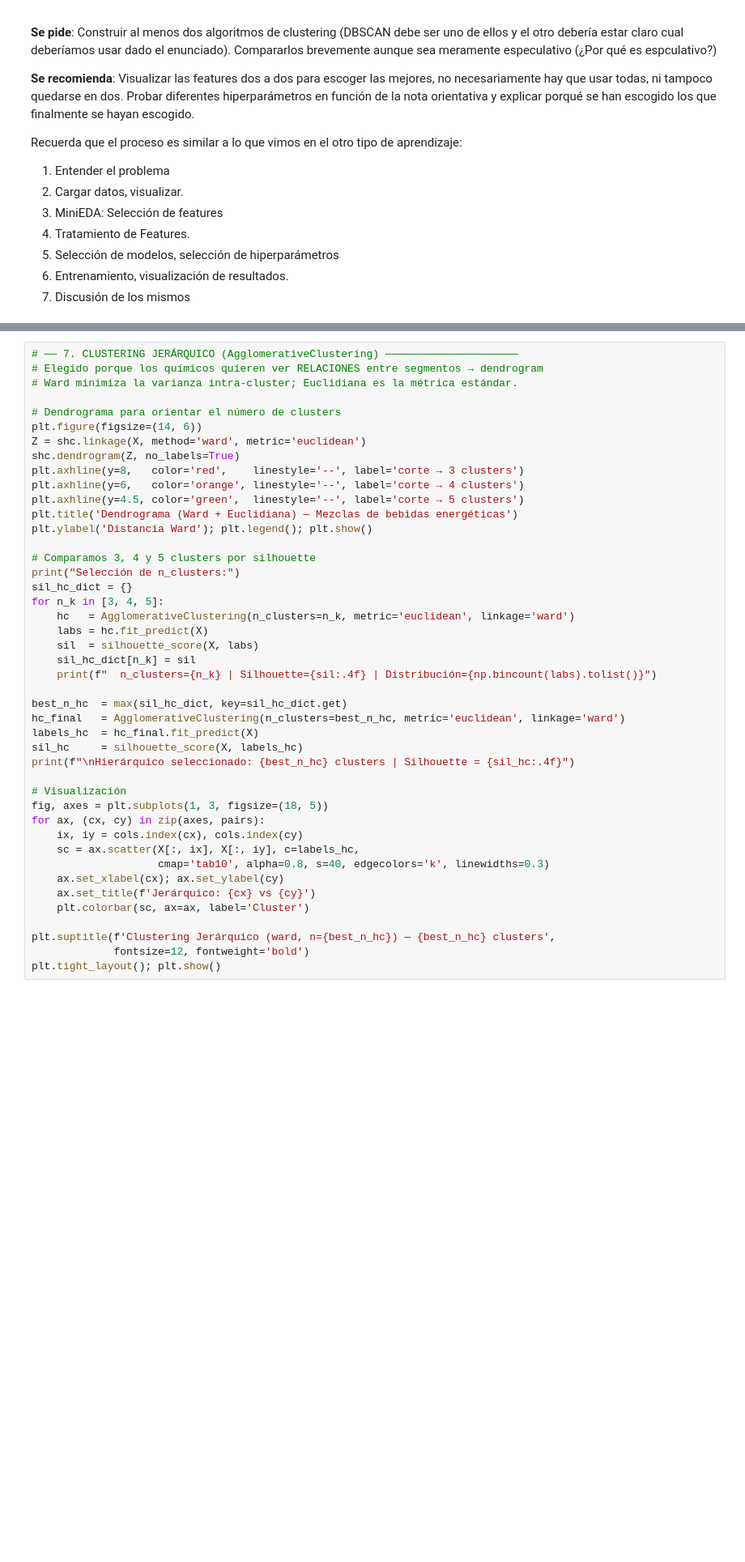
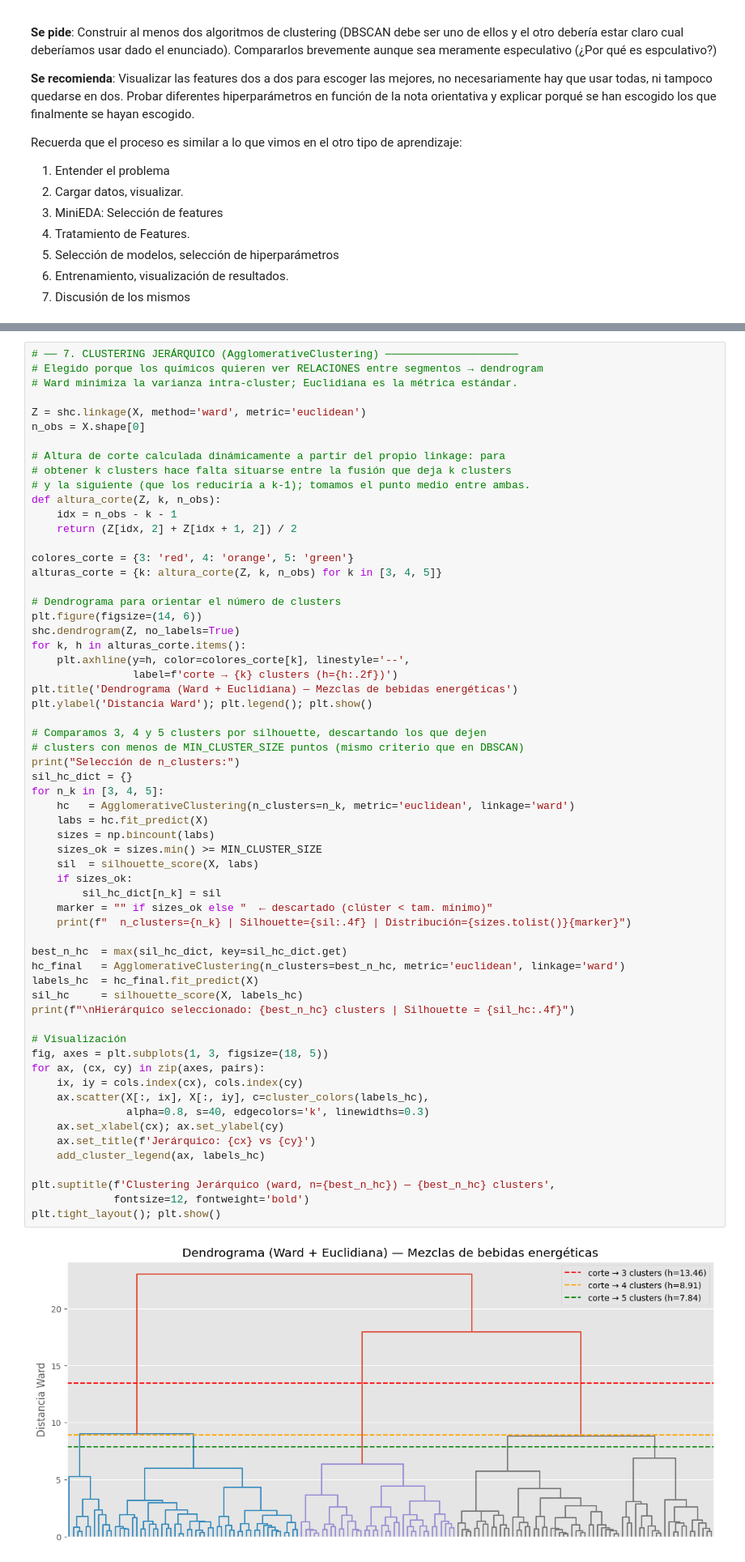
Before and after one commit to Emigarsan/DS-Online-Emilio-Garrote, a Jupyter notebook: Sprints/04_Machine_Learning/Sprint_13/Unidad_02_ML_No_Supervisado_Clustering_DBSCAN/03_Practica_Obligatoria/18_Practica_Obligatoria_Clustering_DBSCAN.ipynb, the cells around one changed output, grey strips where cells are left out. Shown at 81% size. Saved outputs shown, nothing was run; the diff lists cells and outputs as text; blank space fills up the shorter version.

```diff
--- a/Sprints/04_Machine_Learning/Sprint_13/Unidad_02_ML_No_Supervisado_Clustering_DBSCAN/03_Practica_Obligatoria/18_Practica_Obligatoria_Clustering_DBSCAN.ipynb
+++ b/Sprints/04_Machine_Learning/Sprint_13/Unidad_02_ML_No_Supervisado_Clustering_DBSCAN/03_Practica_Obligatoria/18_Practica_Obligatoria_Clustering_DBSCAN.ipynb
@@ -165,42 +246,61 @@ plt.tight_layout(); plt.show()
 # Elegido porque los químicos quieren ver RELACIONES entre segmentos → dendrogram
 # Ward minimiza la varianza intra-cluster; Euclidiana es la métrica estándar.
 
+Z = shc.linkage(X, method='ward', metric='euclidean')
+n_obs = X.shape[0]
+
+# Altura de corte calculada dinámicamente a partir del propio linkage: para
+# obtener k clusters hace falta situarse entre la fusión que deja k clusters
+# y la siguiente (que los reduciría a k-1); tomamos el punto medio entre ambas.
+def altura_corte(Z, k, n_obs):
+    idx = n_obs - k - 1
+    return (Z[idx, 2] + Z[idx + 1, 2]) / 2
+
+colores_corte = {3: 'red', 4: 'orange', 5: 'green'}
+alturas_corte = {k: altura_corte(Z, k, n_obs) for k in [3, 4, 5]}
+
 # Dendrograma para orientar el número de clusters
 plt.figure(figsize=(14, 6))
-Z = shc.linkage(X, method='ward', metric='euclidean')
 shc.dendrogram(Z, no_labels=True)
-plt.axhline(y=8,   color='red',    linestyle='--', label='corte → 3 clusters')
-plt.axhline(y=6,   color='orange', linestyle='--', label='corte → 4 clusters')
-plt.axhline(y=4.5, color='green',  linestyle='--', label='corte → 5 clusters')
+for k, h in alturas_corte.items():
+    plt.axhline(y=h, color=colores_corte[k], linestyle='--',
+                label=f'corte → {k} clusters (h={h:.2f})')
 plt.title('Dendrograma (Ward + Euclidiana) — Mezclas de bebidas energéticas')
 plt.ylabel('Distancia Ward'); plt.legend(); plt.show()
 
-# Comparamos 3, 4 y 5 clusters por silhouette
+# Comparamos 3, 4 y 5 clusters por silhouette, descartando los que dejen
+# clusters con menos de MIN_CLUSTER_SIZE puntos (mismo criterio que en DBSCAN)
 print("Selección de n_clusters:")
 sil_hc_dict = {}
 for n_k in [3, 4, 5]:
     hc   = AgglomerativeClustering(n_clusters=n_k, metric='euclidean', linkage='ward')
     labs = hc.fit_predict(X)
+    sizes = np.bincount(labs)
+    sizes_ok = sizes.min() >= MIN_CLUSTER_SIZE
     sil  = silhouette_score(X, labs)
-    sil_hc_dict[n_k] = sil
-    print(f"  n_clusters={n_k} | Silhouette={sil:.4f} | Distribución={np.bincount(labs).tolist()}")
+    if sizes_ok:
+        sil_hc_dict[n_k] = sil
+    marker = "" if sizes_ok else "  ← descartado (clúster < tam. mínimo)"
+    print(f"  n_clusters={n_k} | Silhouette={sil:.4f} | Distribución={sizes.tolist()}{marker}")
 
 best_n_hc  = max(sil_hc_dict, key=sil_hc_dict.get)
 hc_final   = AgglomerativeClustering(n_clusters=best_n_hc, metric='euclidean', linkage='ward')
 labels_hc  = hc_final.fit_predict(X)
 sil_hc     = silhouette_score(X, labels_hc)
 print(f"\nHierárquico seleccionado: {best_n_hc} clusters | Silhouette = {sil_hc:.4f}")
 
 # Visualización
 fig, axes = plt.subplots(1, 3, figsize=(18, 5))
 for ax, (cx, cy) in zip(axes, pairs):
     ix, iy = cols.index(cx), cols.index(cy)
-    sc = ax.scatter(X[:, ix], X[:, iy], c=labels_hc,
-                    cmap='tab10', alpha=0.8, s=40, edgecolors='k', linewidths=0.3)
+    ax.scatter(X[:, ix], X[:, iy], c=cluster_colors(labels_hc),
+               alpha=0.8, s=40, edgecolors='k', linewidths=0.3)
     ax.set_xlabel(cx); ax.set_ylabel(cy)
     ax.set_title(f'Jerárquico: {cx} vs {cy}')
-    plt.colorbar(sc, ax=ax, label='Cluster')
+    add_cluster_legend(ax, labels_hc)
 
 plt.suptitle(f'Clustering Jerárquico (ward, n={best_n_hc}) — {best_n_hc} clusters',
              fontsize=12, fontweight='bold')
 plt.tight_layout(); plt.show()
+# %% [output]
+[figure, added]
```
Also changed, not shown: parts of 17 cells of this notebook.
